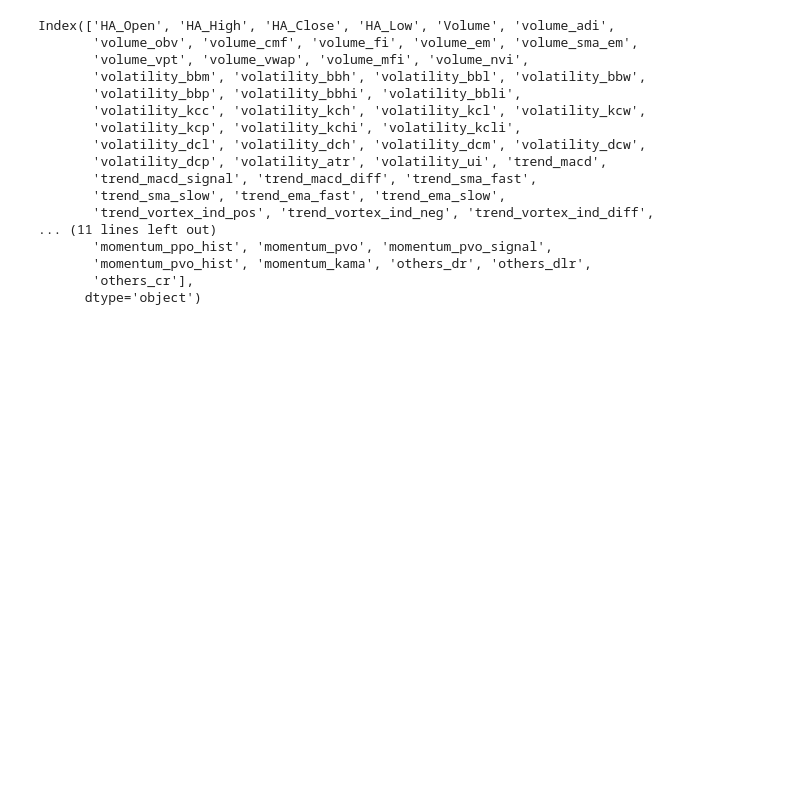
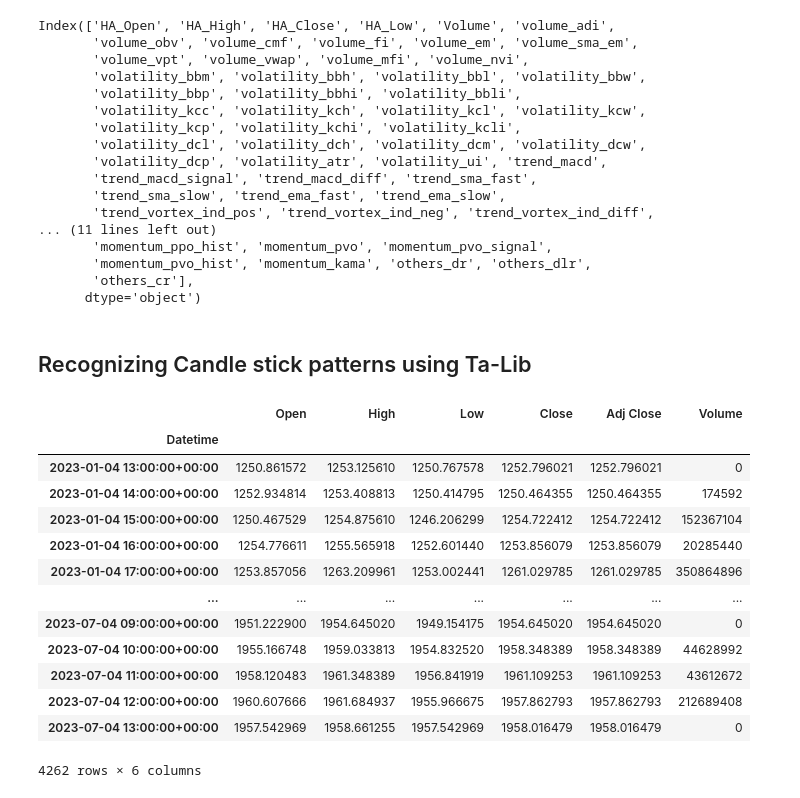
Before and after one commit to AmirGhnbr/technical_analysis_of_stocks, a Jupyter notebook: technical_analysis_of_stocks.ipynb, the cells around one changed output. Saved outputs shown, nothing was run; the diff lists cells and outputs as text; code cells hidden in the pictures; blank space fills up the shorter version.

```diff
--- a/technical_analysis_of_stocks.ipynb
+++ b/technical_analysis_of_stocks.ipynb
@@ -209,3 +209,26 @@ Index(['HA_Open', 'HA_High', 'HA_Close', 'HA_Low', 'Volume', 'volume_adi',
        'momentum_pvo_hist', 'momentum_kama', 'others_dr', 'others_dlr',
        'others_cr'],
       dtype='object')
+# %% [markdown]
+## Recognizing Candle stick patterns using Ta-Lib
+# %%
+df = yf.download("ETH-USD",
+                 period="6mo",
+                 interval="1h",
+                 progress=False)
+df
+# %% [output]
+|  | Open | High | Low | Close | Adj Close | Volume |
+| Datetime |  |  |  |  |  |  |
+| 2023-01-04 13:00:00+00:00 | 1250.861572 | 1253.125610 | 1250.767578 | 1252.796021 | 1252.796021 | 0 |
+| 2023-01-04 14:00:00+00:00 | 1252.934814 | 1253.408813 | 1250.414795 | 1250.464355 | 1250.464355 | 174592 |
+| 2023-01-04 15:00:00+00:00 | 1250.467529 | 1254.875610 | 1246.206299 | 1254.722412 | 1254.722412 | 152367104 |
+| 2023-01-04 16:00:00+00:00 | 1254.776611 | 1255.565918 | 1252.601440 | 1253.856079 | 1253.856079 | 20285440 |
+| 2023-01-04 17:00:00+00:00 | 1253.857056 | 1263.209961 | 1253.002441 | 1261.029785 | 1261.029785 | 350864896 |
+| ... | ... | ... | ... | ... | ... | ... |
+| 2023-07-04 09:00:00+00:00 | 1951.222900 | 1954.645020 | 1949.154175 | 1954.645020 | 1954.645020 | 0 |
+| 2023-07-04 10:00:00+00:00 | 1955.166748 | 1959.033813 | 1954.832520 | 1958.348389 | 1958.348389 | 44628992 |
+| 2023-07-04 11:00:00+00:00 | 1958.120483 | 1961.348389 | 1956.841919 | 1961.109253 | 1961.109253 | 43612672 |
+| 2023-07-04 12:00:00+00:00 | 1960.607666 | 1961.684937 | 1955.966675 | 1957.862793 | 1957.862793 | 212689408 |
+| 2023-07-04 13:00:00+00:00 | 1957.542969 | 1958.661255 | 1957.542969 | 1958.016479 | 1958.016479 | 0 |
+4262 rows × 6 columns
```
Also changed, not shown: parts of 7 cells of this notebook.
